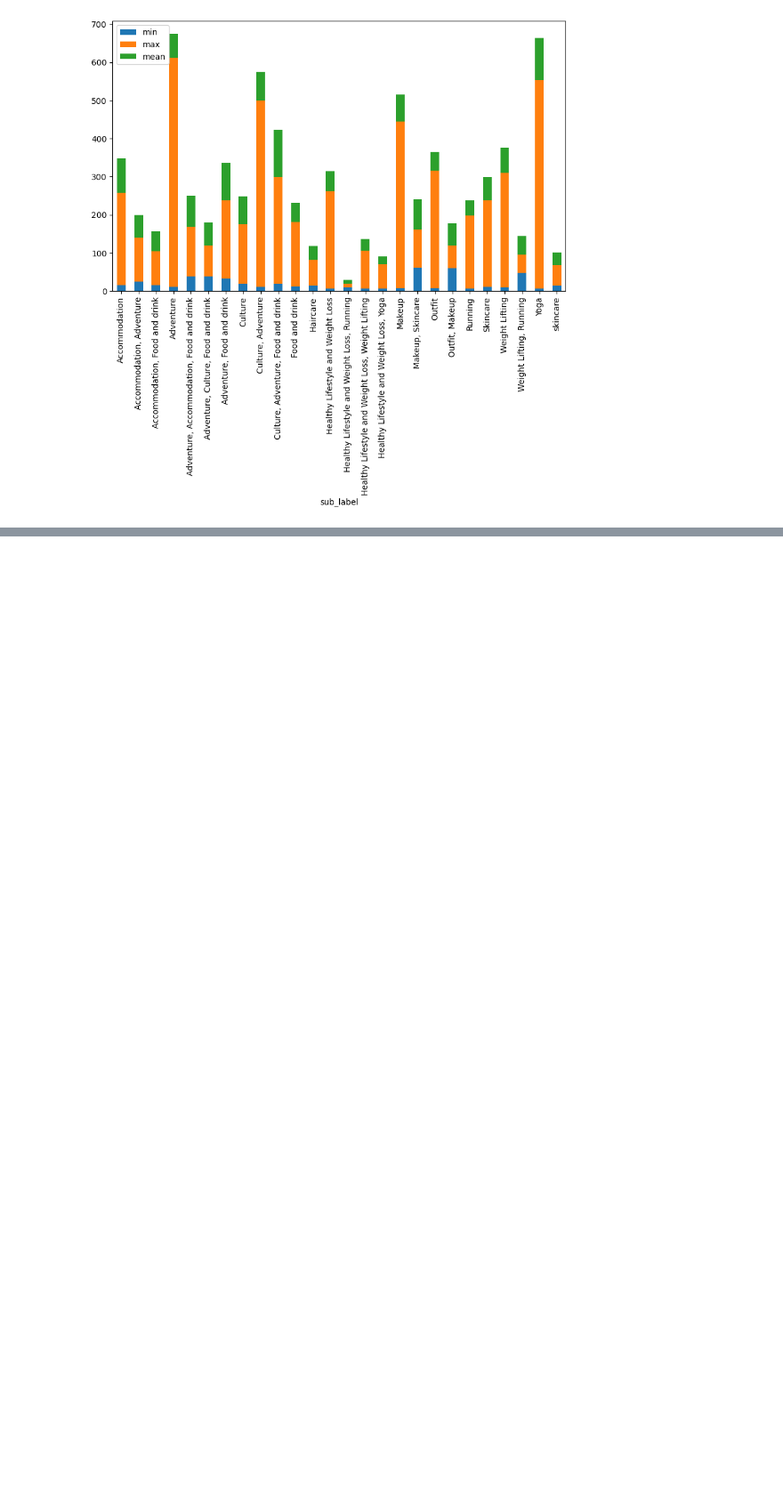
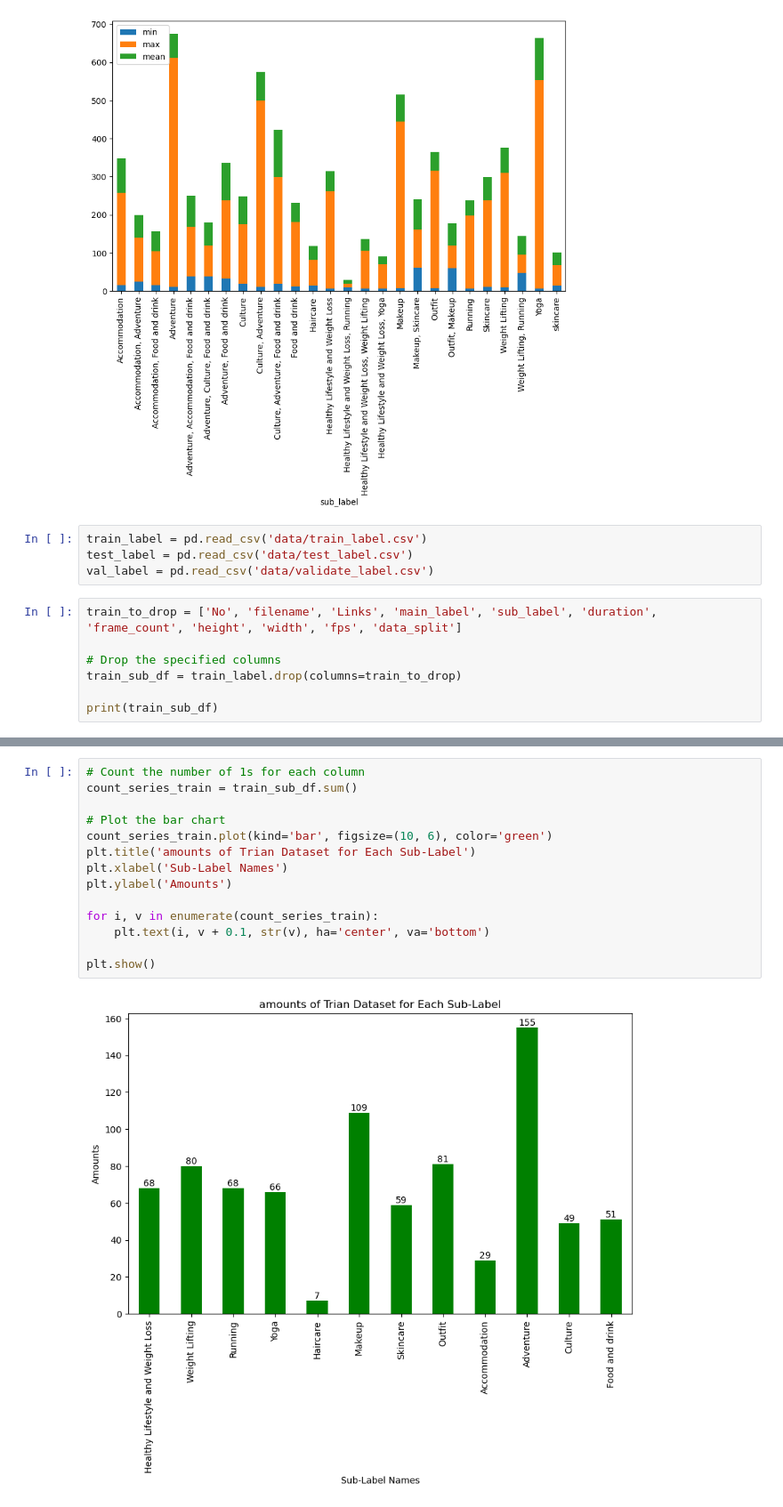
Before and after one commit to eatrabyo/multi_label_classification_on_tik_tok_videos, a Jupyter notebook: EDA.ipynb, the cells around one changed output, grey strips where cells are left out. Shown at 89% size. Cells and saved outputs as stored; diff of their text form; blank space fills up the shorter version.

```diff
--- a/EDA.ipynb
+++ b/EDA.ipynb
@@ -587,3 +588,14 @@ ax = sub_label_ranges.plot(kind='bar', stacked=True, figsize=(10, 6))
 #    ax.text(i, min_val, f'{min_val:.0f}', ha='center', va='bottom', color='blue')
 # %% [output]
 [figure]
+# %%
+train_label = pd.read_csv('data/train_label.csv')
+test_label = pd.read_csv('data/test_label.csv')
+val_label = pd.read_csv('data/validate_label.csv')
+# %%
+train_to_drop = ['No', 'filename', 'Links', 'main_label', 'sub_label', 'duration', 'frame_count', 'height', 'width', 'fps', 'data_split']
+
+# Drop the specified columns
+train_sub_df = train_label.drop(columns=train_to_drop)
+
+print(train_sub_df)
@@ -589,0 +620,16 @@ ax = sub_label_ranges.plot(kind='bar', stacked=True, figsize=(10, 6))
+# %%
+# Count the number of 1s for each column
+count_series_train = train_sub_df.sum()
+
+# Plot the bar chart
+count_series_train.plot(kind='bar', figsize=(10, 6), color='green')
+plt.title('amounts of Trian Dataset for Each Sub-Label')
+plt.xlabel('Sub-Label Names')
+plt.ylabel('Amounts')
+
+for i, v in enumerate(count_series_train):
+    plt.text(i, v + 0.1, str(v), ha='center', va='bottom')
+
+plt.show()
+# %% [output]
+[figure, added]
```
Also changed, not shown: parts of 22 cells of this notebook.
